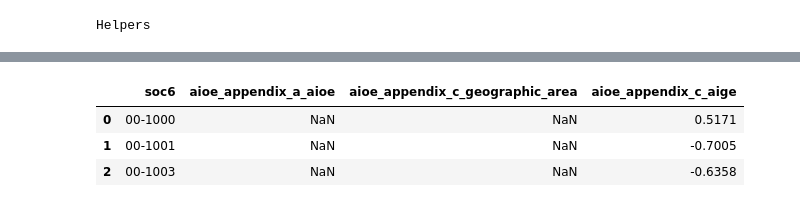
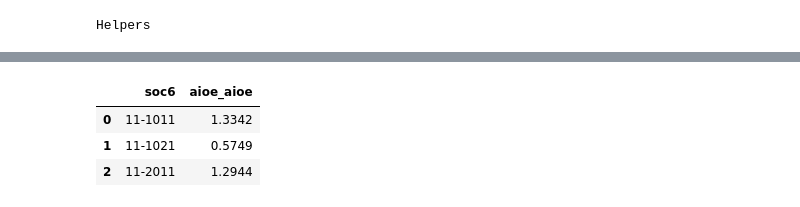
Before and after one commit to axtex/255-AI, a Jupyter notebook: notebooks/preprocessing/04_merge_master_table.ipynb, the cells around one changed output, grey strips where cells are left out. Saved outputs shown, nothing was run; the diff lists cells and outputs as text; code cells hidden in the pictures.

```diff
--- a/notebooks/preprocessing/04_merge_master_table.ipynb
+++ b/notebooks/preprocessing/04_merge_master_table.ipynb
@@ -16,11 +16,8 @@ pd.set_option('display.float_format', '{:,.4f}'.format)
 RAW        = Path('data/raw')
 PROCESSED  = Path('data/processed')
 
-BLS_FILES  = {
-    2019: RAW / 'bls/oesm19nat.xlsx',
-    2022: RAW / 'bls/oesm22nat.xlsx',
-    2024: RAW / 'bls/oesm24nat.xlsx',
-}
+BLS_FILE  = PROCESSED / 'bls/agg/bls_detail_clean.csv'
+
 ONET_ABILITIES   = RAW / 'onet/Abilities.xlsx'
 ONET_ACTIVITIES  = RAW / 'onet/Work Activities.xlsx'
 ONET_OCCUPATIONS = RAW / 'onet/Occupation Data.xlsx'
@@ -28,6 +25,7 @@ ONET_OCCUPATIONS = RAW / 'onet/Occupation Data.xlsx'
 FELTEN_FILE = RAW / 'felten/AIOE_DataAppendix.xlsx'
 
 list(Path('data/').iterdir())
+list(Path('data/processed/bls/agg/').iterdir())
 
 xls = pd.ExcelFile(Path('data/raw/felten/AIOE_DataAppendix.xlsx'))
 print(xls.sheet_names)
@@ -213,64 +210,41 @@ O*NET merged: 923 SOC codes | 96 columns
 3 rows × 96 columns
 # %%
-#load all appendix sheets from AIOE_DataAppendix.xlsx
-#sheets are outer-joined on soc6 so all occupations are kept
-def load_felten_appendix(path):
-    xls = pd.ExcelFile(path)
+#inspect sheets
+xls = pd.ExcelFile(FELTEN_FILE)
+print('Sheets found:', xls.sheet_names)
 
-    #filter to the 5 appendix sheets
-    appendix_sheets = [s for s in xls.sheet_names if 'appendix' in s.lower()]
+#load appendix A
+felten_raw = col_lower(xls.parse('Appendix A', dtype=str))
+print('Appendix A columns:', felten_raw.columns.tolist())
 
-    if not appendix_sheets:
-        #fall back to all sheets if none are named 'appendix'
-        appendix_sheets = xls.sheet_names
-        print(f'Warning: no sheets with "appendix" in name found. Using all sheets: {appendix_sheets}')
+#find SOC column
+soc_col = next(
+    (c for c in felten_raw.columns if 'soc' in c or 'code' in c),
+    None
+)
+if soc_col is None:
+    raise ValueError(f'Cannot find SOC column. Columns: {list(felten_raw.columns)}')
 
-    frames = []
-    for sheet in appendix_sheets:
-        df = col_lower(xls.parse(sheet, dtype=str))
+felten_raw['soc6'] = normalize_soc(felten_raw[soc_col])
 
-        #find SOC column
-        soc_col = next(
-            (c for c in df.columns if 'soc' in c or 'occ_code' in c or 'code' in c),
-            None
-        )
-        if soc_col is None:
-            print(f'Skipping sheet "{sheet}": cannot find SOC column. Columns: {list(df.columns)}')
-            continue
+#score columns: everything that isn't an identifier or text field
+score_cols = [
+    c for c in felten_raw.columns
+    if c not in (soc_col, 'soc6')
+    and not any(kw in c for kw in ('title', 'name', 'description', 'occupation'))
+]
 
-        df['soc6'] = normalize_soc(df[soc_col])
+for c in score_cols:
+    felten_raw[c] = pd.to_numeric(felten_raw[c], errors='coerce')
 
-        score_cols = [c for c in df.columns if c not in (soc_col, 'soc6') and
-                      not any(kw in c for kw in ('title', 'name', 'description'))]
+#prefix with aioe_ for spacing
+rename_map = {c: f'aioe_{c}' for c in score_cols}
+felten = felten_raw.rename(columns=rename_map)
+felten = felten[['soc6'] + list(rename_map.values())]
 
-        for c in score_cols:
-            df[c] = pd.to_numeric(df[c], errors='coerce')
+#average if duplicate SOC codes exist
+felten = felten.groupby('soc6').mean(numeric_only=True).reset_index()
 
-        #prefix columns with sheet name (ex. "Appendix A" to "aioe_appendix_a_")
-        prefix = re.sub(r'[^a-z0-9]+', '_', sheet.lower().strip()).strip('_')
-        rename_map = {c: f'aioe_{prefix}_{c}' for c in score_cols}
-        df = df.rename(columns=rename_map)
-        df = df[['soc6'] + list(rename_map.values())]
-
-        #average duplicate SOC codes in the sheet
-        df = df.groupby('soc6').mean(numeric_only=True).reset_index()
-
-        print(f'  Sheet "{sheet}": {len(df):,} SOC codes | {df.shape[1]-1} score columns')
-        frames.append(df)
-
-    if not frames:
-        raise ValueError(f'No usable sheets found in {path}')
-
-    #outer-join all appendices together on soc6
-    felten = frames[0]
-    for f in frames[1:]:
-        felten = felten.merge(f, on='soc6', how='outer')
-
-    print(f'\nFelten combined: {len(felten):,} SOC codes | {felten.shape[1]-1} score columns')
-    return felten
-
-
-felten = load_felten_appendix(FELTEN_FILE)
-
+print(f'Felten AIOE: {len(felten):,} SOC codes | {felten.shape[1]-1} score columns')
 felten.head(3)
 # %% [output]
@@ -284,7 +254,7 @@ Felten combined: 4,045 SOC codes | 3 score columns
-|  | soc6 | aioe_appendix_a_aioe | aioe_appendix_c_geographic_area | aioe_appendix_c_aige |
-| 0 | 00-1000 | NaN | NaN | 0.5171 |
-| 1 | 00-1001 | NaN | NaN | -0.7005 |
-| 2 | 00-1003 | NaN | NaN | -0.6358 |
+|  | soc6 | aioe_aioe |
+| 0 | 11-1011 | 1.3342 |
+| 1 | 11-1021 | 0.5749 |
+| 2 | 11-2011 | 1.2944 |
 # %%
 #coverage before merge
 print('Pre-merge SOC coverage')
```
Also changed, not shown: parts of 9 cells of this notebook.
